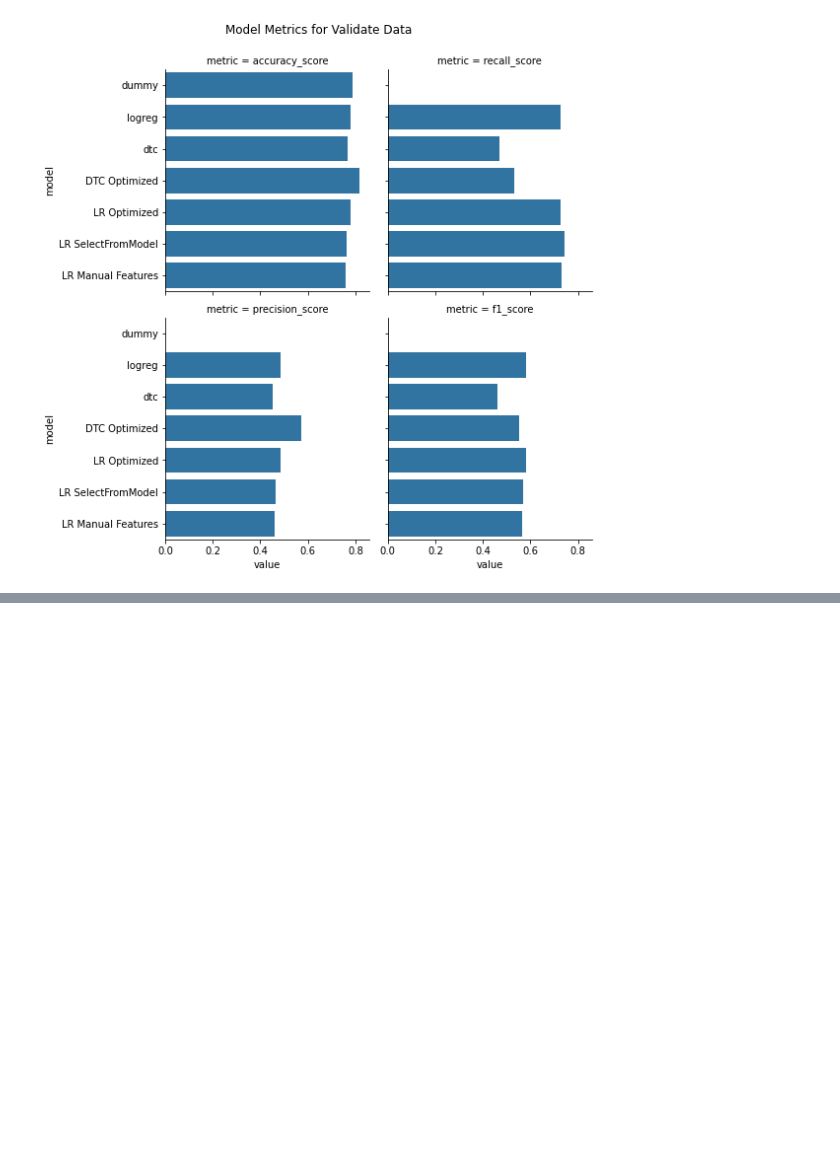
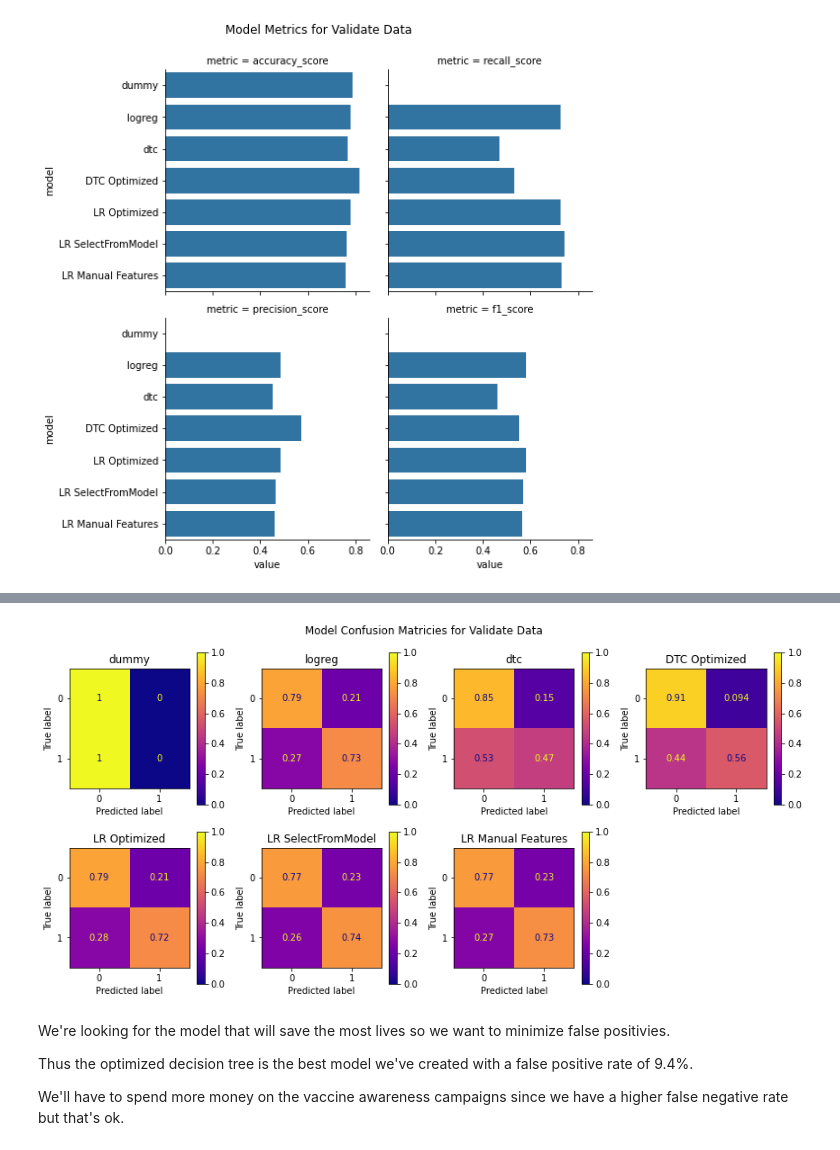
Before and after one commit to willmbennett/h1n1_competition, a Jupyter notebook: index.ipynb, the cells around one changed output, grey strips where cells are left out. Drawn from its saved outputs; the diff is of its cells as text; code cells hidden in the pictures; blank space fills up the shorter version.

```diff
--- a/index.ipynb
+++ b/index.ipynb
@@ -891,0 +910,11 @@ model_dict.plot_models_scores('validate')
+# %%
+# Bring back up the confusion matricies
+model_dict.plot_models_confusion_matricies('validate')
+# %% [output]
+[figure, added]
+# %% [markdown]
+We're looking for the model that will save the most lives so we want to minimize false positivies.
+
+Thus the optimized decision tree is the best model we've created with a false positive rate of 9.4%.
+
+We'll have to spend more money on the vaccine awareness campaigns since we have a higher false negative rate but that's ok.
```
Also changed, not shown: parts of 53 cells of this notebook, 1 other file.
